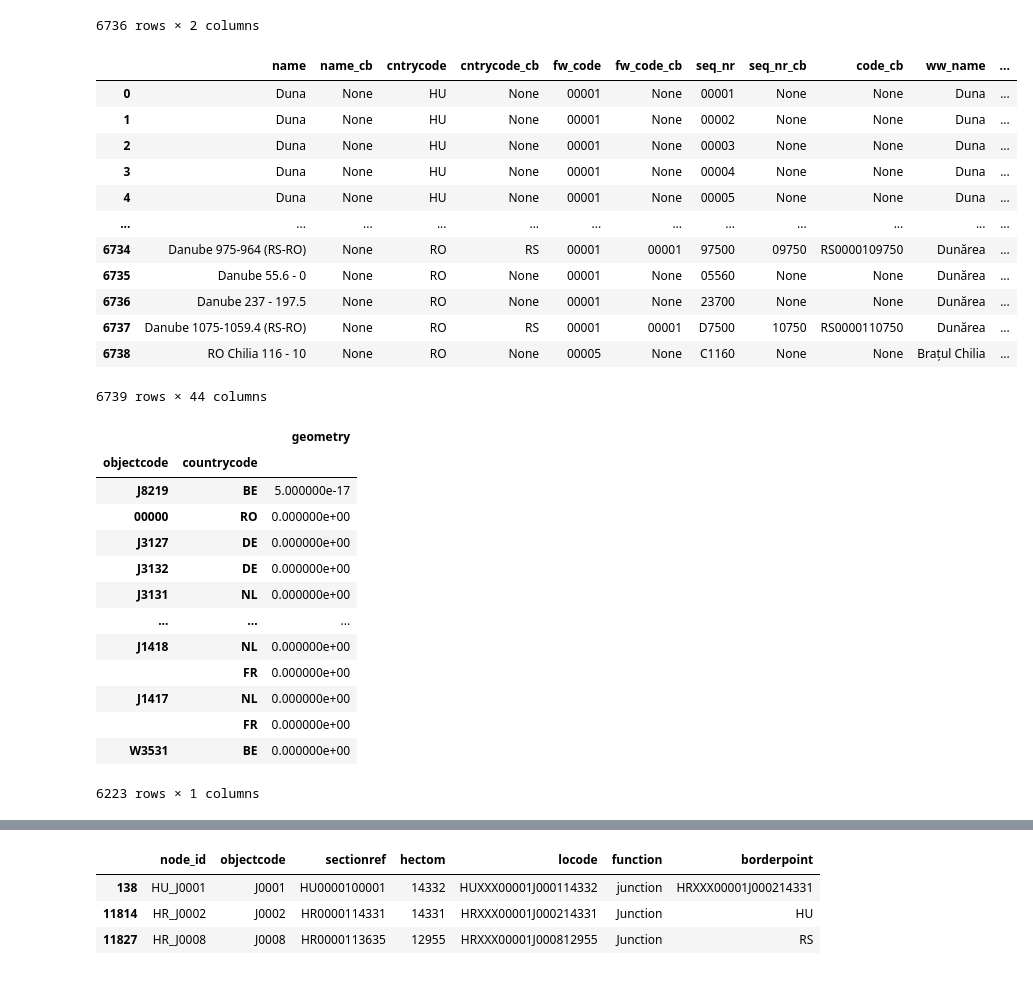
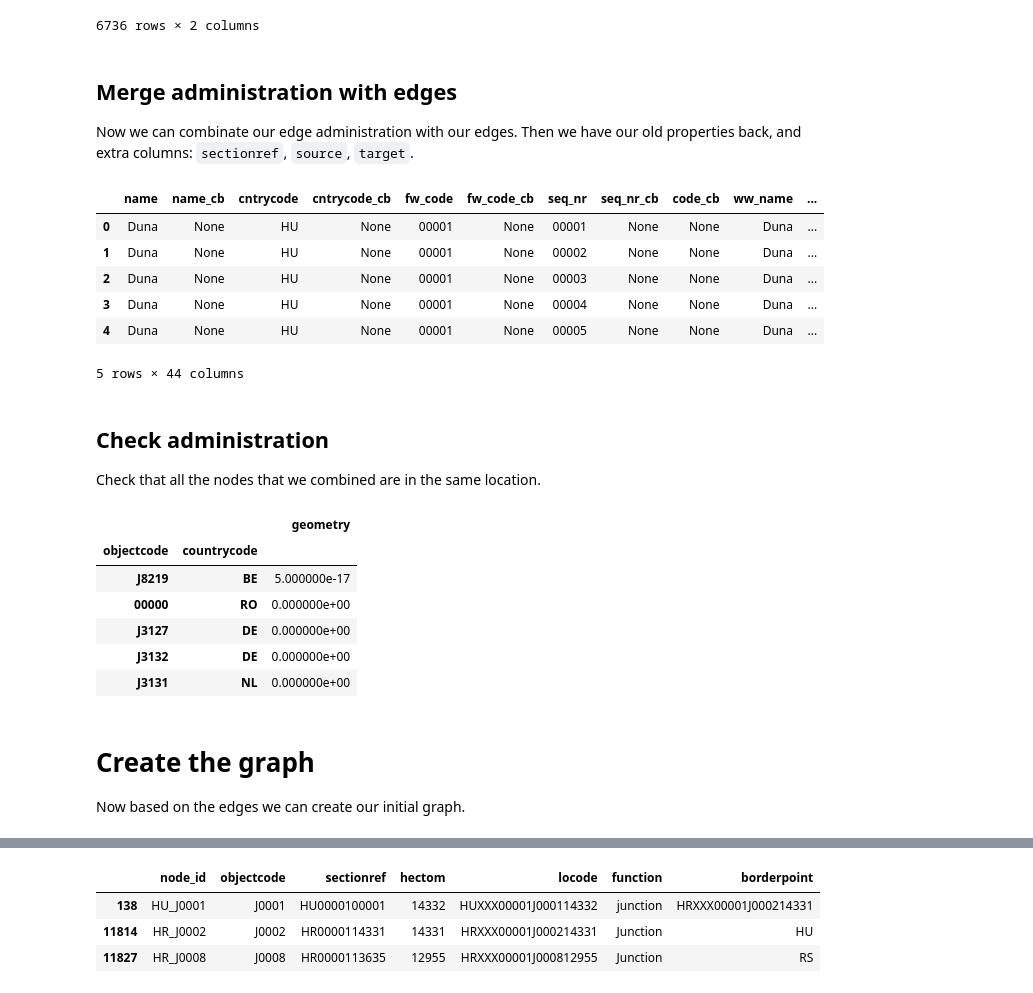
Before and after one commit to RWS-NL/fis-crawler, a Jupyter notebook: notebooks/euris/generate-graph.ipynb, the cells around one changed output, grey strips where cells are left out. Saved outputs shown, nothing was run; the diff lists cells and outputs as text; code cells hidden in the pictures.

```diff
--- a/notebooks/euris/generate-graph.ipynb
+++ b/notebooks/euris/generate-graph.ipynb
@@ -62,25 +114,24 @@ edge_df
 | SK0000200001 | SK_J0017 | SK_J0003 |
 | SK0000200002 | SK_J0004 | SK_J0017 |
 6736 rows × 2 columns
+# %% [markdown]
+## Merge administration with edges
+Now we can combinate our edge administration with our edges. Then we have our old properties back, and extra columns: `sectionref`, `source`, `target`.
 # %%
 section_gdf = section_gdf.merge(edge_df.reset_index(), left_on='code', right_on='sectionref')
-section_gdf
+section_gdf.head()
 # %% [output]
 |  | name | name_cb | cntrycode | cntrycode_cb | fw_code | fw_code_cb | seq_nr | seq_nr_cb | code_cb | ww_name | ... |
 | 0 | Duna | None | HU | None | 00001 | None | 00001 | None | None | Duna | ... |
 | 1 | Duna | None | HU | None | 00001 | None | 00002 | None | None | Duna | ... |
 | 2 | Duna | None | HU | None | 00001 | None | 00003 | None | None | Duna | ... |
 | 3 | Duna | None | HU | None | 00001 | None | 00004 | None | None | Duna | ... |
 | 4 | Duna | None | HU | None | 00001 | None | 00005 | None | None | Duna | ... |
-| ... | ... | ... | ... | ... | ... | ... | ... | ... | ... | ... | ... |
-| 6734 | Danube 975-964 (RS-RO) | None | RO | RS | 00001 | 00001 | 97500 | 09750 | RS0000109750 | Dunărea | ... |
-| 6735 | Danube 55.6 - 0 | None | RO | None | 00001 | None | 05560 | None | None | Dunărea | ... |
-| 6736 | Danube 237 - 197.5 | None | RO | None | 00001 | None | 23700 | None | None | Dunărea | ... |
-| 6737 | Danube 1075-1059.4 (RS-RO) | None | RO | RS | 00001 | 00001 | D7500 | 10750 | RS0000110750 | Dunărea | ... |
-| 6738 | RO Chilia 116 - 10 | None | RO | None | 00005 | None | C1160 | None | None | Brațul Chilia | ... |
-6739 rows × 44 columns
+5 rows × 44 columns
+# %% [markdown]
+## Check administration
+Check that all the nodes that we combined are in the same location.
 # %%
-
 # check if all nodes are at the same location
 # almost, just one junction in belgium is not
 (
@@ -90,7 +141,7 @@ section_gdf
         "geometry": lambda x: shapely.MultiPoint(x).convex_hull.area
     })
     .sort_values('geometry', ascending=False)
-)
+).head()
 # %% [output]
 |  |  | geometry |
 | objectcode | countrycode |  |
@@ -99,12 +150,8 @@ section_gdf
 | J3127 | DE | 0.000000e+00 |
 | J3132 | DE | 0.000000e+00 |
 | J3131 | NL | 0.000000e+00 |
-| ... | ... | ... |
-| J1418 | NL | 0.000000e+00 |
-|  | FR | 0.000000e+00 |
-| J1417 | NL | 0.000000e+00 |
-|  | FR | 0.000000e+00 |
-| W3531 | BE | 0.000000e+00 |
-6223 rows × 1 columns
+# %% [markdown]
+# Create the graph
+Now based on the edges we can create our initial graph.
 # %%
 graph = nx.from_pandas_edgelist(section_gdf, edge_attr=True)
```
Also changed, not shown: parts of 22 cells of this notebook, 6 other files.
